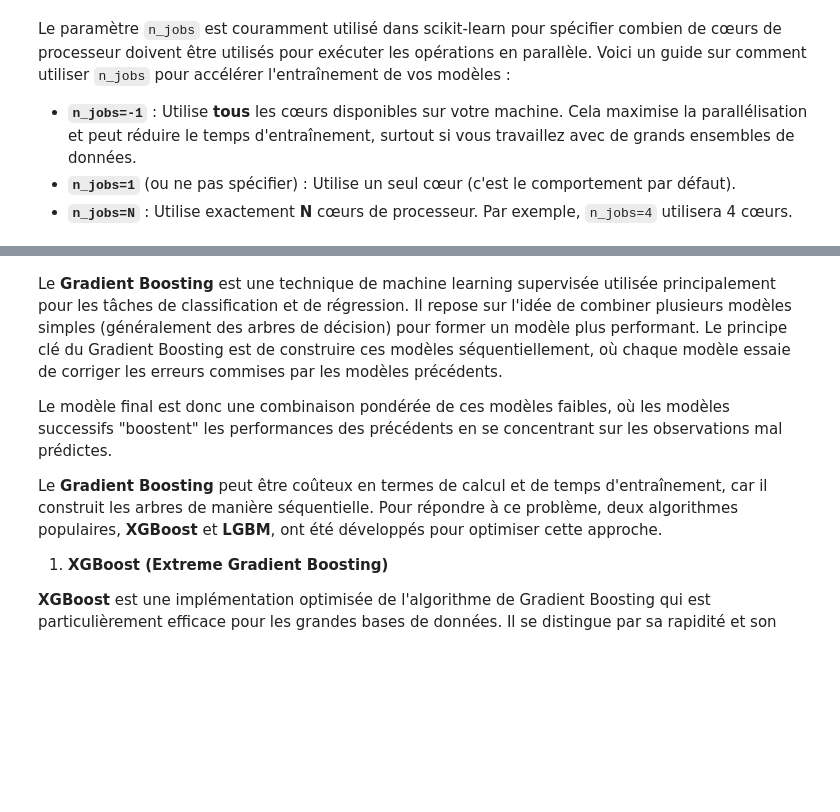
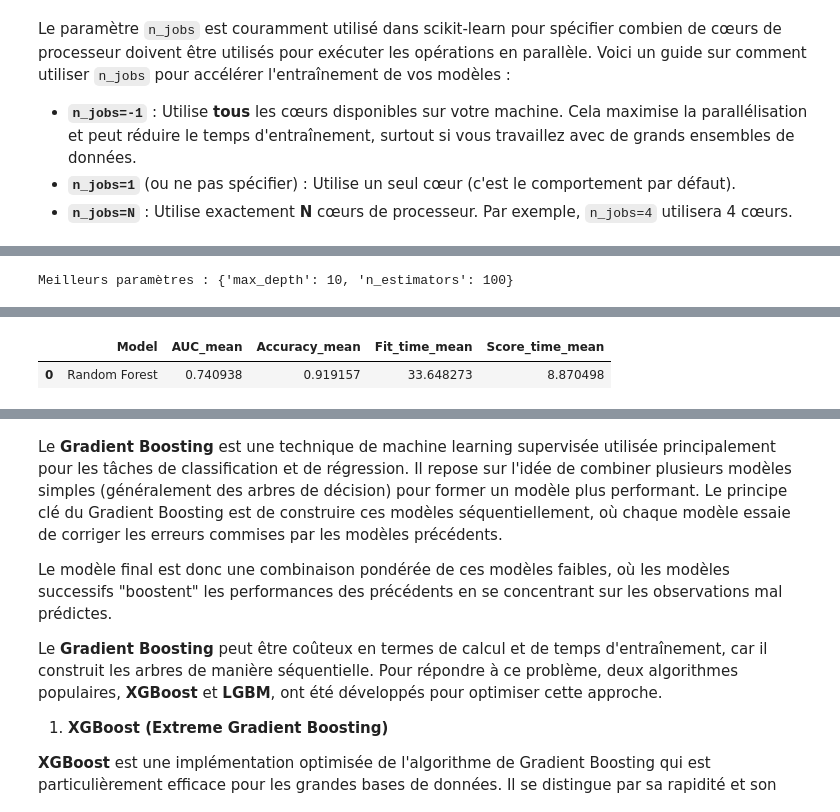
Before and after one commit to GaryMauger/P7_implementer_modele_scoring, a Jupyter notebook: Projet_7_2.ipynb, the cells around one changed output, grey strips where cells are left out. Cells and saved outputs as stored; diff of their text form; code cells hidden in the pictures; blank space fills up the shorter version.

```diff
--- a/Projet_7_2.ipynb
+++ b/Projet_7_2.ipynb
@@ -546,0 +681,18 @@ models = {
+# %%
+# Définir le modèle
+model = LogisticRegression(random_state=42)
+
+# Définir la grille des hyperparamètres à tester
+param_grid = {
+    'C': [0.01, 0.1, 1, 10],
+    'penalty': ['l2'],
+}
+
+# Initialiser GridSearchCV
+grid_search = GridSearchCV(estimator=model, param_grid=param_grid, scoring='roc_auc', cv=3, n_jobs=-1)
+
+# Effectuer la recherche
+grid_search.fit(X_train_split, y_train_split)
+
+# Afficher les meilleurs paramètres
+print(f"Meilleurs paramètres : {grid_search.best_params_}")
@@ -575,0 +764,17 @@ Après SMOTE, nous pourrons comparer ces résultats pour évaluer si le rééqui
+# %%
+# Définir les paramètres à tester
+param_grid = {
+    'n_estimators': [50, 100],
+    'max_depth': [None, 10],
+}
+
+# Configuration de GridSearchCV
+grid_search = GridSearchCV(RandomForestClassifier(random_state=42), param_grid, cv=3, scoring='roc_auc', n_jobs=-1)
+
+# Entraînement sur l'ensemble d'entraînement
+grid_search.fit(X_train_split, y_train_split)
+
+# Affichage des meilleurs paramètres
+print(f"Meilleurs paramètres : {grid_search.best_params_}")
+# %% [output]
+Meilleurs paramètres : {'max_depth': 10, 'n_estimators': 100}
@@ -575,0 +786,4 @@ Après SMOTE, nous pourrons comparer ces résultats pour évaluer si le rééqui
+# %%
+# On va entraîner et évaluer le modèle via cross validation sur le train_set
+evaluate_models_with_cross_validation(models, X_train_split, y_train_split, log_to_mlflow=True)
+# %% [output]
@@ -575,0 +795,2 @@ Après SMOTE, nous pourrons comparer ces résultats pour évaluer si le rééqui
+|  | Model | AUC_mean | Accuracy_mean | Fit_time_mean | Score_time_mean |
+| 0 | Random Forest | 0.740938 | 0.919157 | 33.648273 | 8.870498 |
```
Also changed, not shown: parts of 72 cells of this notebook, 1 other file.
